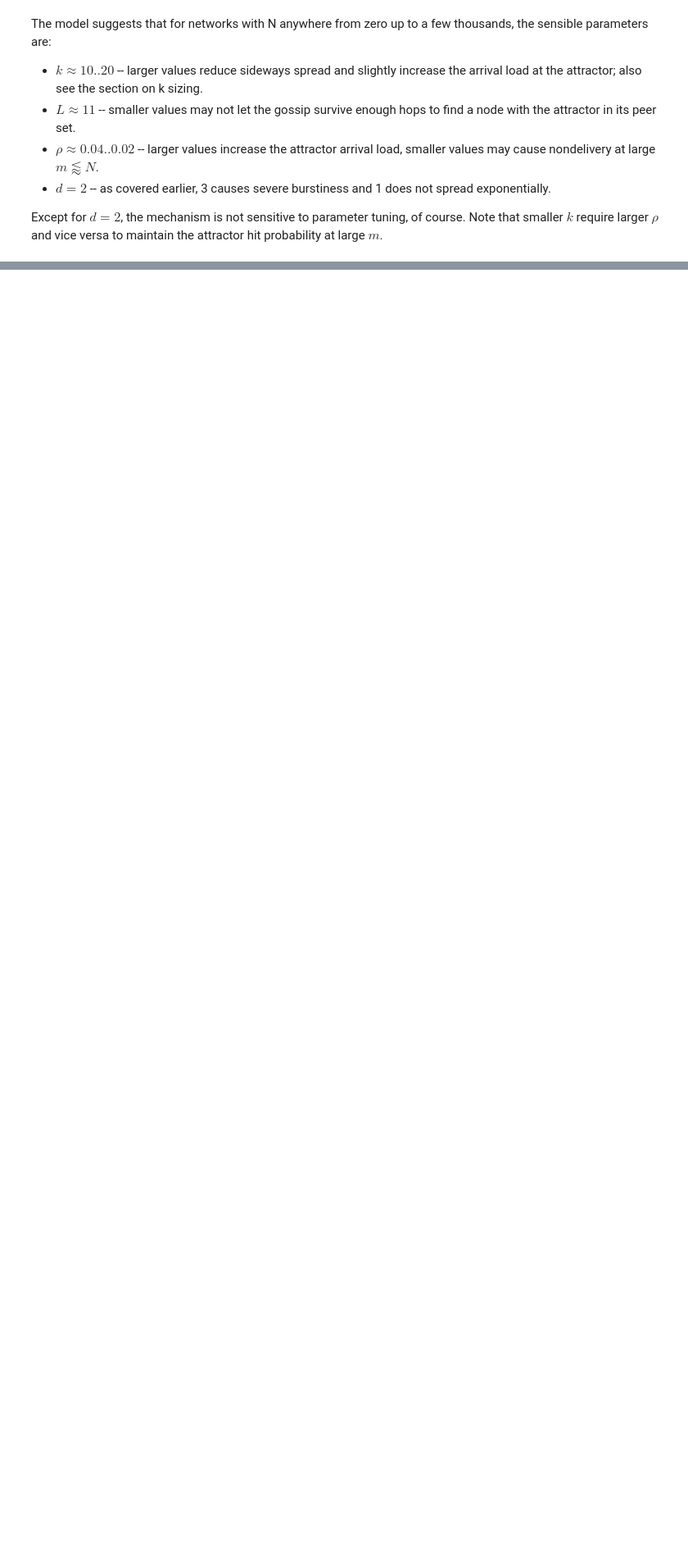
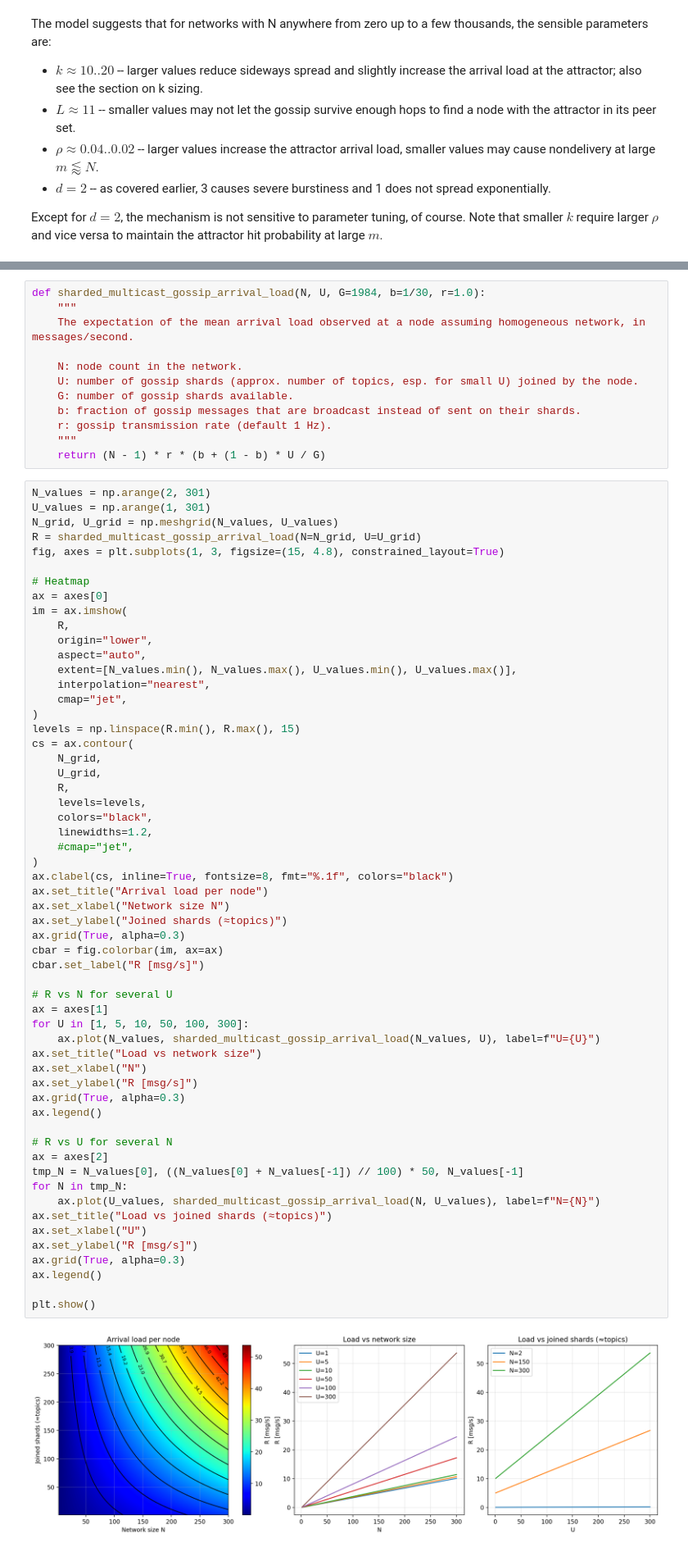
Before and after one commit to OpenCyphal-Garage/cy, a Jupyter notebook: model/gossip_propagation.ipynb, the cells around one changed output, grey strips where cells are left out. Shown at 82% size. Cells and saved outputs as stored; diff of their text form; blank space fills up the shorter version.

Commit message:
sharded multicast gossip model

```diff
--- a/model/gossip_propagation.ipynb
+++ b/model/gossip_propagation.ipynb
@@ -494,0 +552,71 @@ If peer samples are used to exchange heartbeat-like or gossip-like messages peri
+# %%
+def sharded_multicast_gossip_arrival_load(N, U, G=1984, b=1/30, r=1.0):
+    """
+    The expectation of the mean arrival load observed at a node assuming homogeneous network, in messages/second.
+
+    N: node count in the network.
+    U: number of gossip shards (approx. number of topics, esp. for small U) joined by the node.
+    G: number of gossip shards available.
+    b: fraction of gossip messages that are broadcast instead of sent on their shards.
+    r: gossip transmission rate (default 1 Hz).
+    """
+    return (N - 1) * r * (b + (1 - b) * U / G)
+# %%
+N_values = np.arange(2, 301)
+U_values = np.arange(1, 301)
+N_grid, U_grid = np.meshgrid(N_values, U_values)
+R = sharded_multicast_gossip_arrival_load(N=N_grid, U=U_grid)
+fig, axes = plt.subplots(1, 3, figsize=(15, 4.8), constrained_layout=True)
+
+# Heatmap
+ax = axes[0]
+im = ax.imshow(
+    R,
+    origin="lower",
+    aspect="auto",
+    extent=[N_values.min(), N_values.max(), U_values.min(), U_values.max()],
+    interpolation="nearest",
+    cmap="jet",
+)
+levels = np.linspace(R.min(), R.max(), 15)
+cs = ax.contour(
+    N_grid,
+    U_grid,
+    R,
+    levels=levels,
+    colors="black",
+    linewidths=1.2,
+    #cmap="jet",
+)
+ax.clabel(cs, inline=True, fontsize=8, fmt="%.1f", colors="black")
+ax.set_title("Arrival load per node")
+ax.set_xlabel("Network size N")
+ax.set_ylabel("Joined shards (≈topics)")
+ax.grid(True, alpha=0.3)
+cbar = fig.colorbar(im, ax=ax)
+cbar.set_label("R [msg/s]")
+
+# R vs N for several U
+ax = axes[1]
+for U in [1, 5, 10, 50, 100, 300]:
+    ax.plot(N_values, sharded_multicast_gossip_arrival_load(N_values, U), label=f"U={U}")
+ax.set_title("Load vs network size")
+ax.set_xlabel("N")
+ax.set_ylabel("R [msg/s]")
+ax.grid(True, alpha=0.3)
+ax.legend()
+
+# R vs U for several N
+ax = axes[2]
+tmp_N = N_values[0], ((N_values[0] + N_values[-1]) // 100) * 50, N_values[-1]
+for N in tmp_N:
+    ax.plot(U_values, sharded_multicast_gossip_arrival_load(N, U_values), label=f"N={N}")
+ax.set_title("Load vs joined shards (≈topics)")
+ax.set_xlabel("U")
+ax.set_ylabel("R [msg/s]")
+ax.grid(True, alpha=0.3)
+ax.legend()
+
+plt.show()
+# %% [output]
+[figure, added]
```
Also changed, not shown: parts of 2 cells of this notebook.
